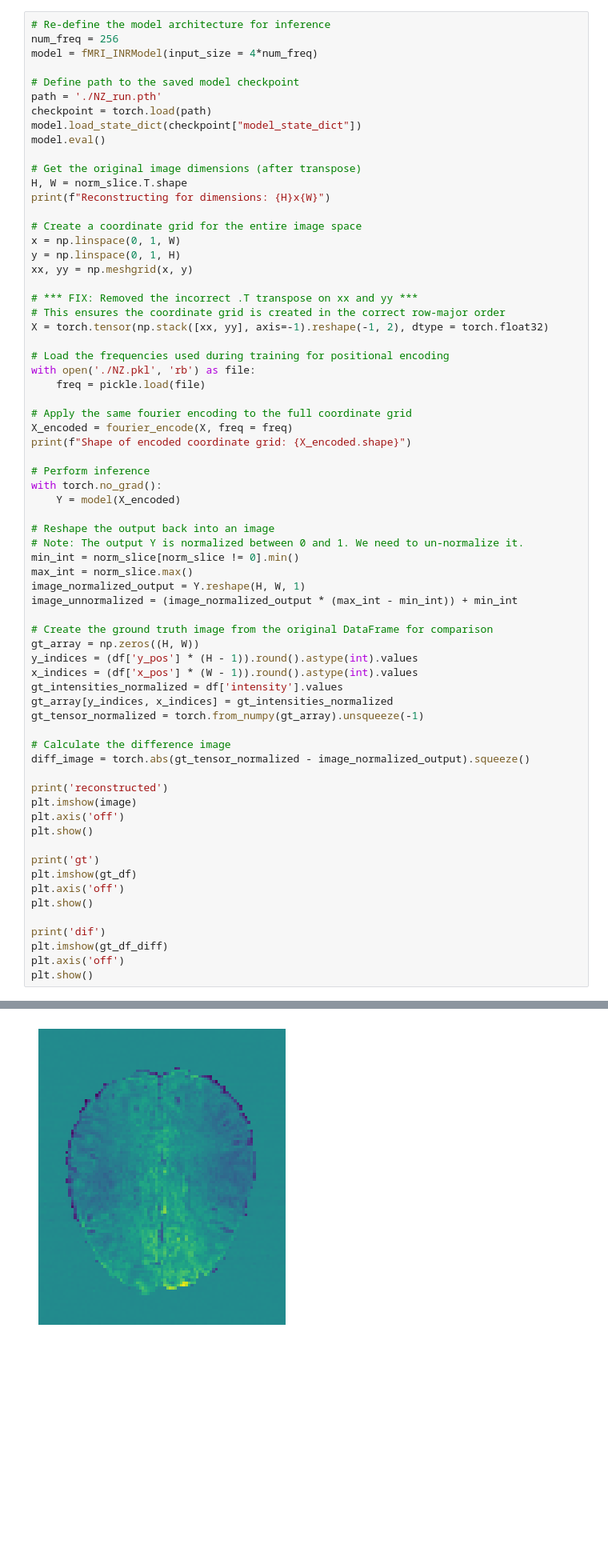
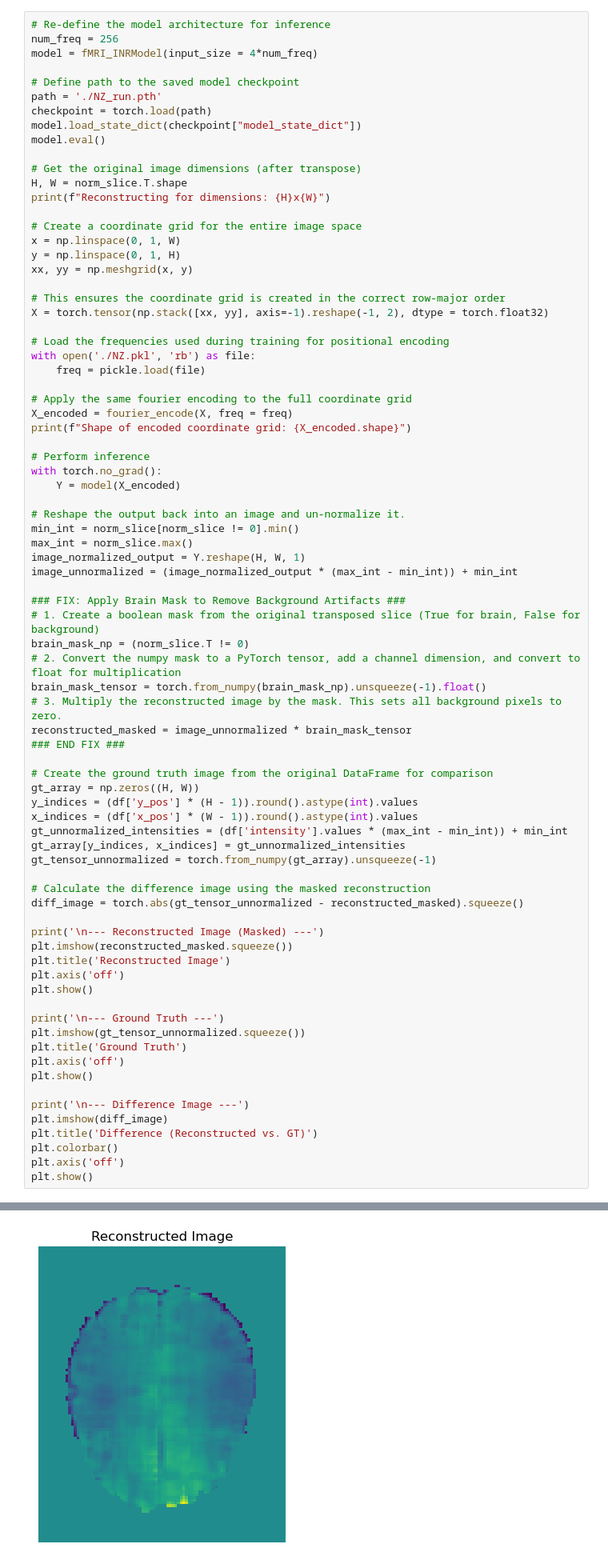
Before and after one commit to emicscs/SENeFR, a Jupyter notebook: src/NZONZERO.ipynb, the cells around one changed output, grey strips where cells are left out. Shown: that part at 80% size. Drawn from its saved outputs; the diff is of its cells as text; blank space fills up the shorter version.

```diff
--- a/src/NZONZERO.ipynb
+++ b/src/NZONZERO.ipynb
@@ -469,7 +530,6 @@ x = np.linspace(0, 1, W)
 y = np.linspace(0, 1, H)
 xx, yy = np.meshgrid(x, y)
 
-# *** FIX: Removed the incorrect .T transpose on xx and yy ***
 # This ensures the coordinate grid is created in the correct row-major order
 X = torch.tensor(np.stack([xx, yy], axis=-1).reshape(-1, 2), dtype = torch.float32)
 
@@ -485,36 +545,48 @@ print(f"Shape of encoded coordinate grid: {X_encoded.shape}")
 with torch.no_grad():
     Y = model(X_encoded)
 
-# Reshape the output back into an image
-# Note: The output Y is normalized between 0 and 1. We need to un-normalize it.
+# Reshape the output back into an image and un-normalize it.
 min_int = norm_slice[norm_slice != 0].min()
 max_int = norm_slice.max()
 image_normalized_output = Y.reshape(H, W, 1)
 image_unnormalized = (image_normalized_output * (max_int - min_int)) + min_int
 
+### FIX: Apply Brain Mask to Remove Background Artifacts ###
+# 1. Create a boolean mask from the original transposed slice (True for brain, False for background)
+brain_mask_np = (norm_slice.T != 0)
+# 2. Convert the numpy mask to a PyTorch tensor, add a channel dimension, and convert to float for multiplication
+brain_mask_tensor = torch.from_numpy(brain_mask_np).unsqueeze(-1).float()
+# 3. Multiply the reconstructed image by the mask. This sets all background pixels to zero.
+reconstructed_masked = image_unnormalized * brain_mask_tensor
+### END FIX ###
+
 # Create the ground truth image from the original DataFrame for comparison
 gt_array = np.zeros((H, W))
 y_indices = (df['y_pos'] * (H - 1)).round().astype(int).values
 x_indices = (df['x_pos'] * (W - 1)).round().astype(int).values
-gt_intensities_normalized = df['intensity'].values
-gt_array[y_indices, x_indices] = gt_intensities_normalized
-gt_tensor_normalized = torch.from_numpy(gt_array).unsqueeze(-1)
+gt_unnormalized_intensities = (df['intensity'].values * (max_int - min_int)) + min_int
+gt_array[y_indices, x_indices] = gt_unnormalized_intensities
+gt_tensor_unnormalized = torch.from_numpy(gt_array).unsqueeze(-1)
 
-# Calculate the difference image
-diff_image = torch.abs(gt_tensor_normalized - image_normalized_output).squeeze()
+# Calculate the difference image using the masked reconstruction
+diff_image = torch.abs(gt_tensor_unnormalized - reconstructed_masked).squeeze()
 
-print('reconstructed')
-plt.imshow(image)
+print('\n--- Reconstructed Image (Masked) ---')
+plt.imshow(reconstructed_masked.squeeze())
+plt.title('Reconstructed Image')
 plt.axis('off')
 plt.show()
 
-print('gt')
-plt.imshow(gt_df)
+print('\n--- Ground Truth ---')
+plt.imshow(gt_tensor_unnormalized.squeeze())
+plt.title('Ground Truth')
 plt.axis('off')
 plt.show()
 
-print('dif')
-plt.imshow(gt_df_diff)
+print('\n--- Difference Image ---')
+plt.imshow(diff_image)
+plt.title('Difference (Reconstructed vs. GT)')
+plt.colorbar()
 plt.axis('off')
 plt.show()
 # %% [output]
@@ -524 +597 @@ reconstructed
-[figure, old version]
+[figure, new version]
```
Also changed, not shown: parts of 4 cells of this notebook, 4 other files.
